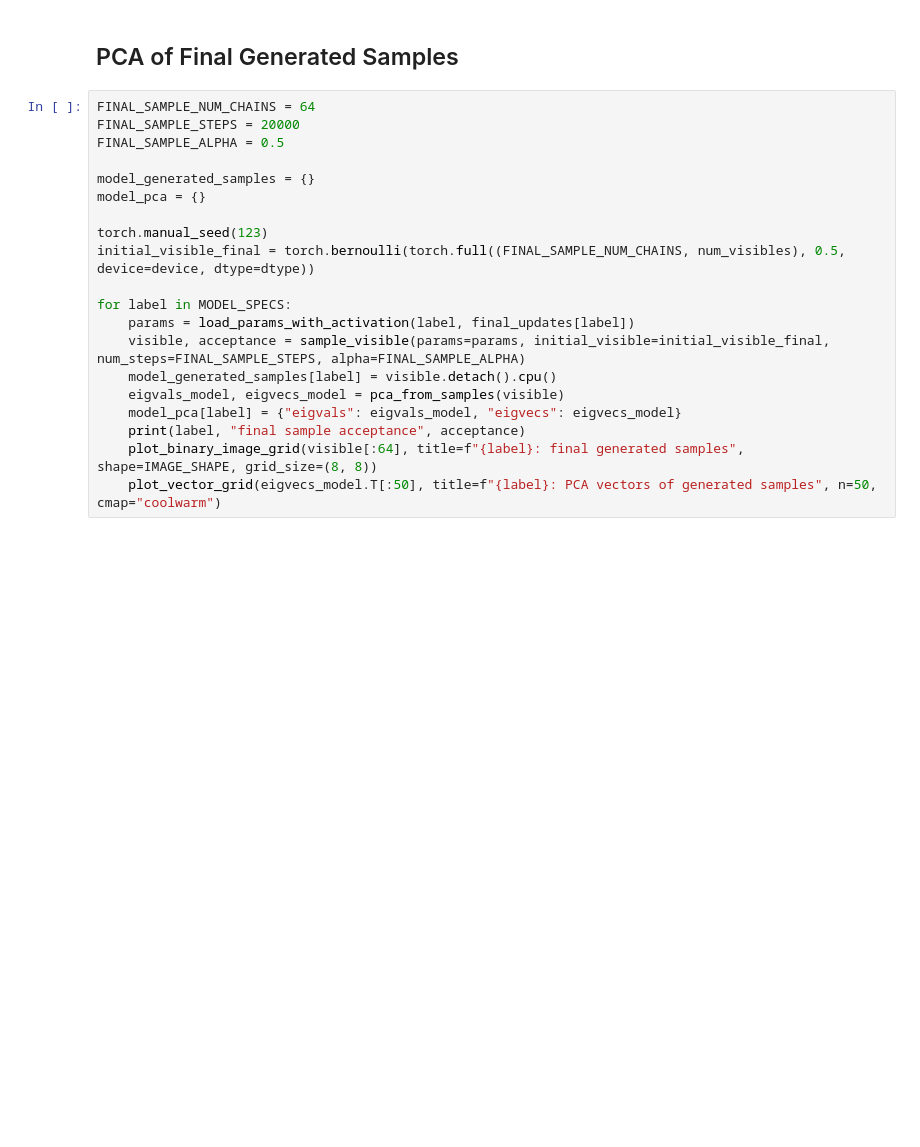
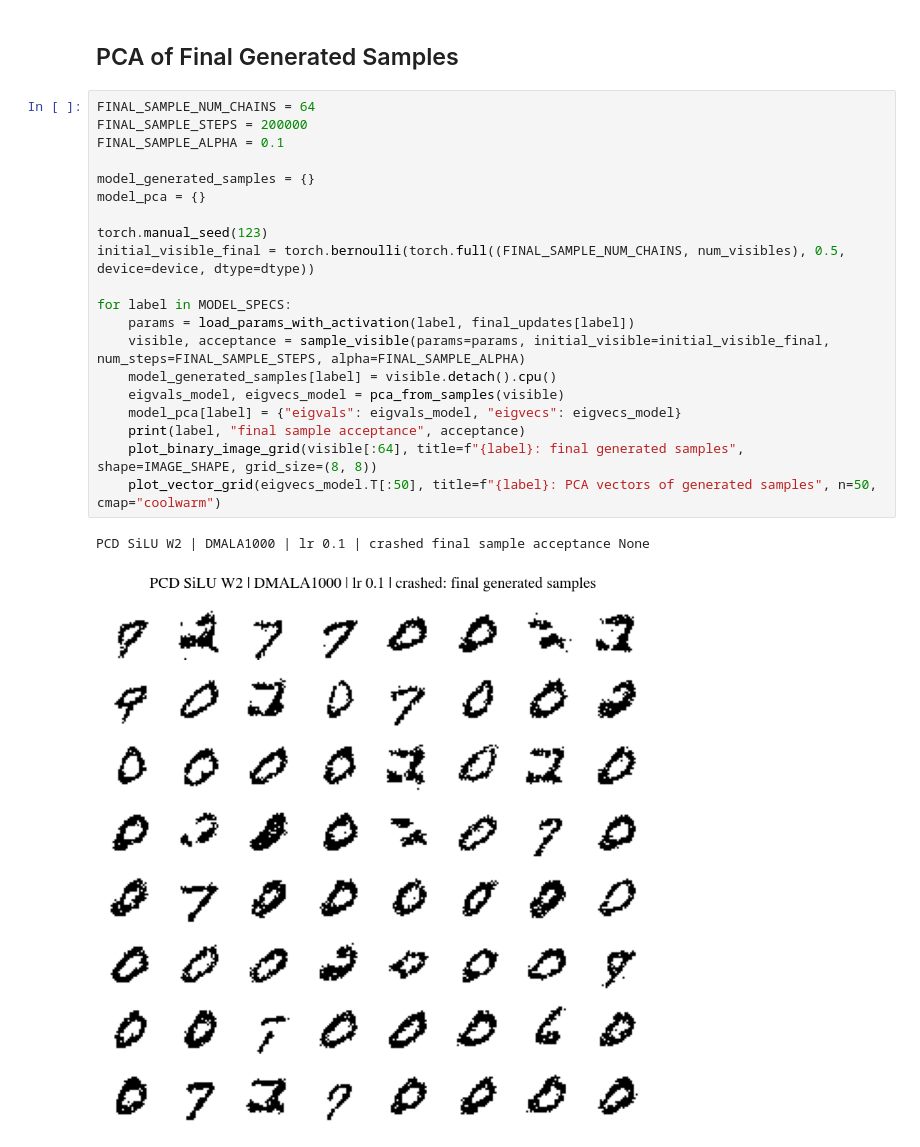
Before and after one commit to DsysDML/rbms, a Jupyter notebook: BEBM_SiLU_W2.ipynb, the cells around one changed output. Saved outputs shown, nothing was run; the diff lists cells and outputs as text; blank space fills up the shorter version.

```diff
--- a/BEBM_SiLU_W2.ipynb
+++ b/BEBM_SiLU_W2.ipynb
@@ -499,21 +544,24 @@ for label, visible in final_perm_visible.items():
 ## PCA of Final Generated Samples
 # %%
 FINAL_SAMPLE_NUM_CHAINS = 64
-FINAL_SAMPLE_STEPS = 20000
-FINAL_SAMPLE_ALPHA = 0.5
+FINAL_SAMPLE_STEPS = 200000
+FINAL_SAMPLE_ALPHA = 0.1
 
 model_generated_samples = {}
 model_pca = {}
 
 torch.manual_seed(123)
 initial_visible_final = torch.bernoulli(torch.full((FINAL_SAMPLE_NUM_CHAINS, num_visibles), 0.5, device=device, dtype=dtype))
 
 for label in MODEL_SPECS:
     params = load_params_with_activation(label, final_updates[label])
     visible, acceptance = sample_visible(params=params, initial_visible=initial_visible_final, num_steps=FINAL_SAMPLE_STEPS, alpha=FINAL_SAMPLE_ALPHA)
     model_generated_samples[label] = visible.detach().cpu()
     eigvals_model, eigvecs_model = pca_from_samples(visible)
     model_pca[label] = {"eigvals": eigvals_model, "eigvecs": eigvecs_model}
     print(label, "final sample acceptance", acceptance)
     plot_binary_image_grid(visible[:64], title=f"{label}: final generated samples", shape=IMAGE_SHAPE, grid_size=(8, 8))
     plot_vector_grid(eigvecs_model.T[:50], title=f"{label}: PCA vectors of generated samples", n=50, cmap="coolwarm")
+# %% [output]
+PCD SiLU W2 | DMALA1000 | lr 0.1 | crashed final sample acceptance None
+[figure, added]
```
Also changed, not shown: parts of 12 cells of this notebook, 2 other files.
